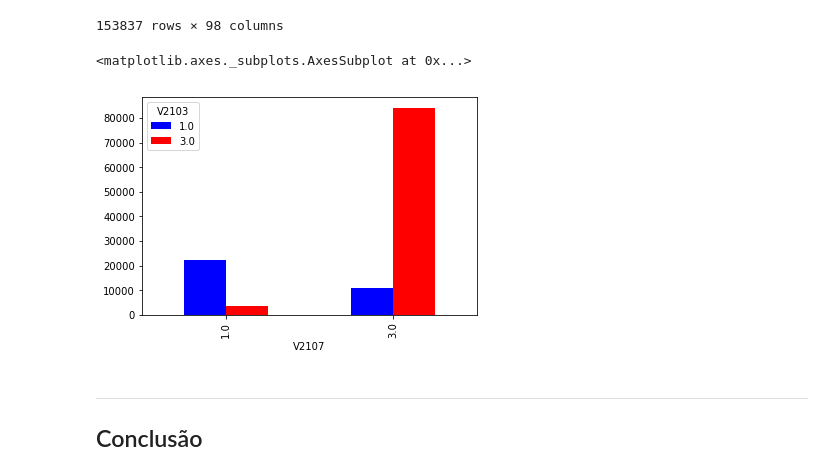
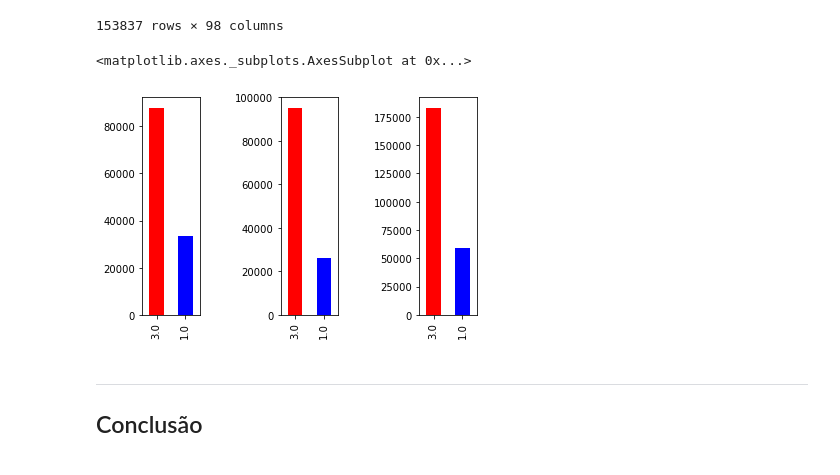
Before and after one commit to joaopmjm/CD, a Jupyter notebook: Projeto1 Layout.ipynb, the cells around one changed output. Cells and saved outputs as stored; diff of their text form; code cells hidden in the pictures.

```diff
--- a/Projeto1 Layout.ipynb
+++ b/Projeto1 Layout.ipynb
@@ -65,16 +65,26 @@ planilha2009
 | 153835 | 153835 | 2009 | 53 | 606817 | 1 | 1 | 3.0 | 3.0 | 1.0 | 4.0 | ... | ... |
 | 153836 | 153836 | 2009 | 53 | 606833 | 1 | 1 | 3.0 | 2.0 | 1.0 | 4.0 | ... | ... |
 153837 rows × 98 columns
-# %%
-medo_alimentar = planilha2009.V2103
-
-sem_alimento = planilha2009.V2107
-
-cross = pd.crosstab(sem_alimento,medo_alimentar)
-cross.plot(kind='bar', color=('blue','red'))
-# %% [output]
-<matplotlib.axes._subplots.AxesSubplot at 0x...>
-[figure, removed]
+# %%
+defe = pd.DataFrame()
+defe['medo alimentar'] = planilha2009.V2103.value_counts()
+defe['UF'] = planilha2009[planilha2009.UF>2].UF.value_counts()
+defe['sem dinheiro'] = planilha2009.V2107.value_counts()
+defe['deficiência alimentar'] = planilha2009[planilha2009.V2109==1].V2109.value_counts()
+defe['tipo residencial'] = planilha2009.V4105.value_counts()
+
+
+plt.subplot(151)
+defe['medo alimentar'].plot(kind='bar', color=('red','blue'), legend=False)
+plt.subplot(153)
+defe['sem dinheiro'].plot(kind='bar', color=('red','blue'), legend = False)
+
+cruz = defe['medo alimentar'] + defe['sem dinheiro']
+plt.subplot(155)
+cruz.plot(kind='bar',color=('red','blue'), legend = False)
+# %% [output]
+<matplotlib.axes._subplots.AxesSubplot at 0x...>
+[figure, added]
 # %% [markdown]
 ___
 ## Conclusão
```
Also changed, not shown: parts of 3 cells of this notebook.
